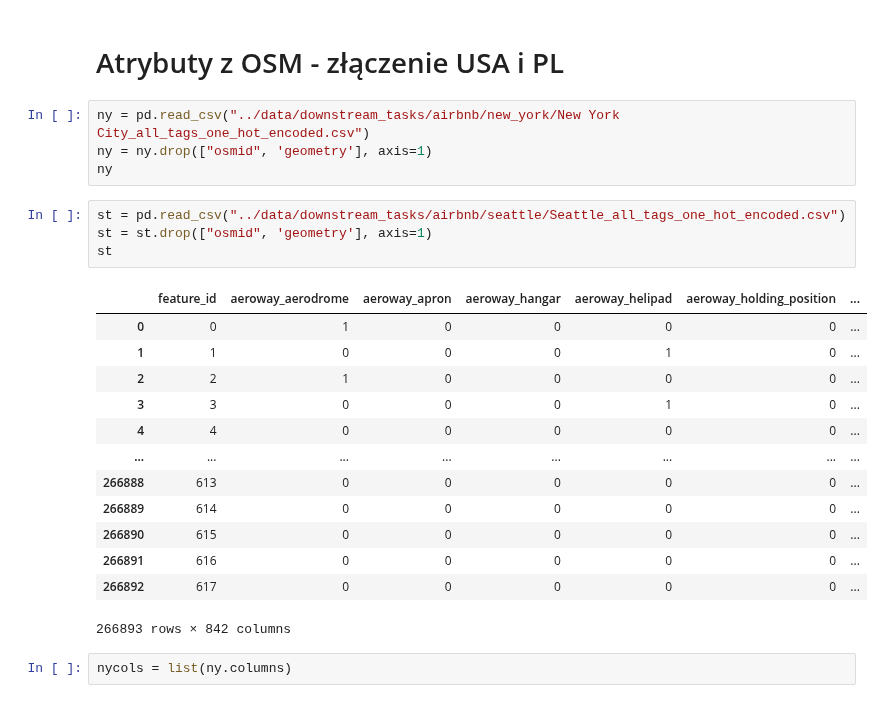
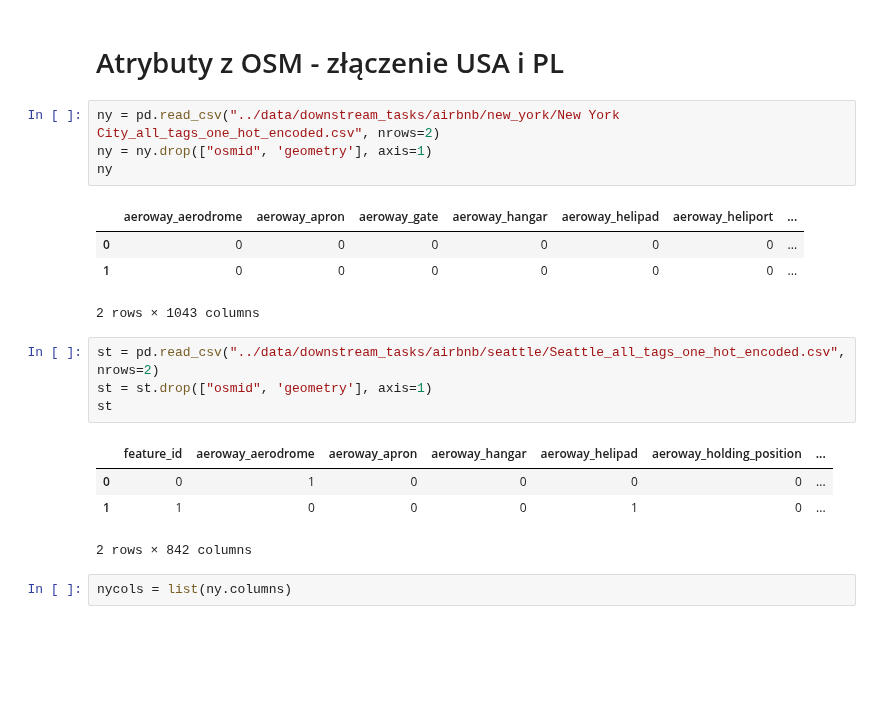
Before and after one commit to StaszekM/gradient, a Jupyter notebook: notebooks/hex_attributes.ipynb, the cells around one changed output. Saved outputs shown, nothing was run; the diff lists cells and outputs as text; blank space fills up the shorter version.

```diff
--- a/notebooks/hex_attributes.ipynb
+++ b/notebooks/hex_attributes.ipynb
@@ -9,27 +9,23 @@ from shapely import wkt
 # %% [markdown]
 # Atrybuty z OSM - złączenie USA i PL
 # %%
-ny = pd.read_csv("../data/downstream_tasks/airbnb/new_york/New York City_all_tags_one_hot_encoded.csv")
+ny = pd.read_csv("../data/downstream_tasks/airbnb/new_york/New York City_all_tags_one_hot_encoded.csv", nrows=2)
 ny = ny.drop(["osmid", 'geometry'], axis=1)
 ny
+# %% [output]
+|  | aeroway_aerodrome | aeroway_apron | aeroway_gate | aeroway_hangar | aeroway_helipad | aeroway_heliport | ... |
+| 0 | 0 | 0 | 0 | 0 | 0 | 0 | ... |
+| 1 | 0 | 0 | 0 | 0 | 0 | 0 | ... |
+2 rows × 1043 columns
 # %%
-st = pd.read_csv("../data/downstream_tasks/airbnb/seattle/Seattle_all_tags_one_hot_encoded.csv")
+st = pd.read_csv("../data/downstream_tasks/airbnb/seattle/Seattle_all_tags_one_hot_encoded.csv", nrows=2)
 st = st.drop(["osmid", 'geometry'], axis=1)
 st
 # %% [output]
 |  | feature_id | aeroway_aerodrome | aeroway_apron | aeroway_hangar | aeroway_helipad | aeroway_holding_position | ... |
 | 0 | 0 | 1 | 0 | 0 | 0 | 0 | ... |
 | 1 | 1 | 0 | 0 | 0 | 1 | 0 | ... |
-| 2 | 2 | 1 | 0 | 0 | 0 | 0 | ... |
-| 3 | 3 | 0 | 0 | 0 | 1 | 0 | ... |
-| 4 | 4 | 0 | 0 | 0 | 0 | 0 | ... |
-| ... | ... | ... | ... | ... | ... | ... | ... |
-| 266888 | 613 | 0 | 0 | 0 | 0 | 0 | ... |
-| 266889 | 614 | 0 | 0 | 0 | 0 | 0 | ... |
-| 266890 | 615 | 0 | 0 | 0 | 0 | 0 | ... |
-| 266891 | 616 | 0 | 0 | 0 | 0 | 0 | ... |
-| 266892 | 617 | 0 | 0 | 0 | 0 | 0 | ... |
-266893 rows × 842 columns
+2 rows × 842 columns
 # %%
 nycols = list(ny.columns)
 # %%
```
Also changed, not shown: parts of 6 cells of this notebook, 8 other files.
